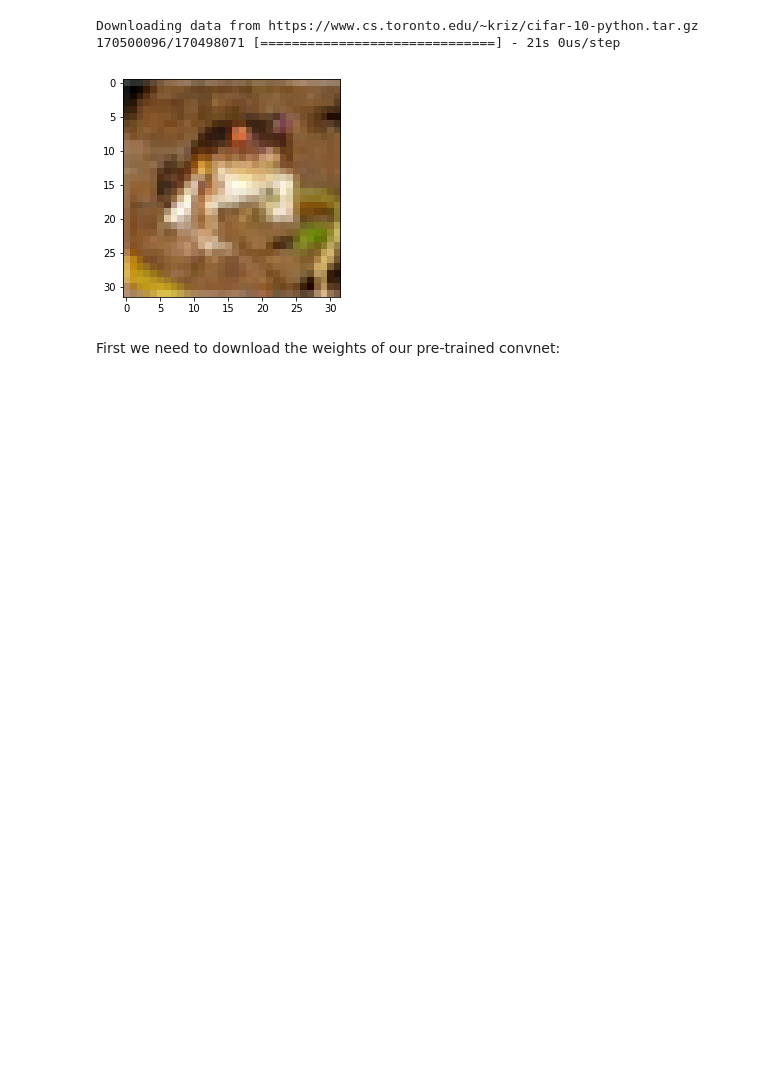
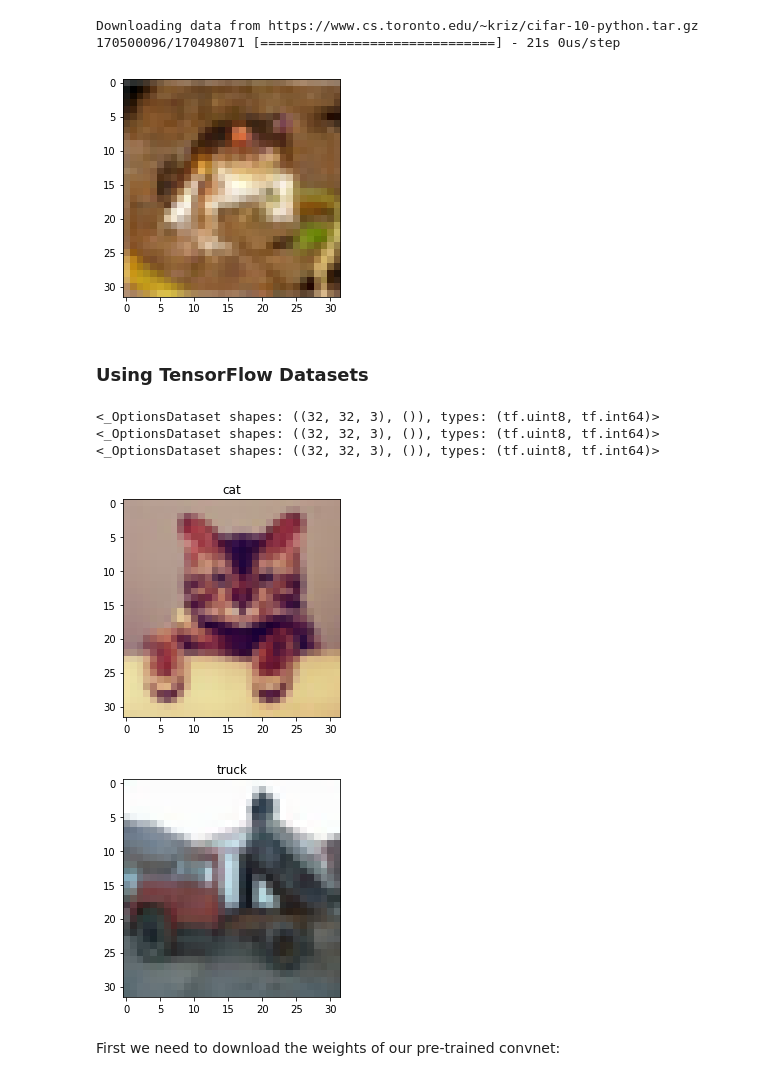
Before and after one commit to ccarpenterg/LearningTensorFlow2.0, a Jupyter notebook: Gettingstarted_TensorFlow2_0_CIFAR_10_Pre_trained_model.ipynb, the cells around one changed output. Cells and saved outputs as stored; diff of their text form; code cells hidden in the pictures; blank space fills up the shorter version.

Commit message:
adding data loading with tensorflow datasets; changed tensorflow version

```diff
--- a/Gettingstarted_TensorFlow2_0_CIFAR_10_Pre_trained_model.ipynb
+++ b/Gettingstarted_TensorFlow2_0_CIFAR_10_Pre_trained_model.ipynb
@@ -37,6 +37,37 @@ plt.imshow(x_train[0])
 plt.show()
 # %% [output]
 [figure]
+# %% [markdown]
+### Using TensorFlow Datasets
+# %%
+import tensorflow_datasets as tfds
+tfds.disable_progress_bar()
+
+SPLIT_WEIGHTS = (8, 1, 1)
+splits = tfds.Split.TRAIN.subsplit(weighted=SPLIT_WEIGHTS)
+
+(raw_train, raw_validation, raw_test), metadata = tfds.load(
+            'cifar10', split=list(splits), with_info=True, as_supervised=True)
+# %%
+print(raw_train)
+print(raw_validation)
+print(raw_test)
+# %% [output]
+<_OptionsDataset shapes: ((32, 32, 3), ()), types: (tf.uint8, tf.int64)>
+<_OptionsDataset shapes: ((32, 32, 3), ()), types: (tf.uint8, tf.int64)>
+<_OptionsDataset shapes: ((32, 32, 3), ()), types: (tf.uint8, tf.int64)>
+# %%
+import matplotlib.pyplot as plt
+
+label_names = metadata.features['label'].int2str
+
+for image, label in raw_train.take(2):
+    plt.figure()
+    plt.imshow(image)
+    plt.title(label_names(label))
+# %% [output]
+[figure, added]
+[figure, added]
 # %% [markdown]
 First we need to download the weights of our pre-trained convnet:
 # %%
```
Also changed, not shown: parts of 1 cell of this notebook.
